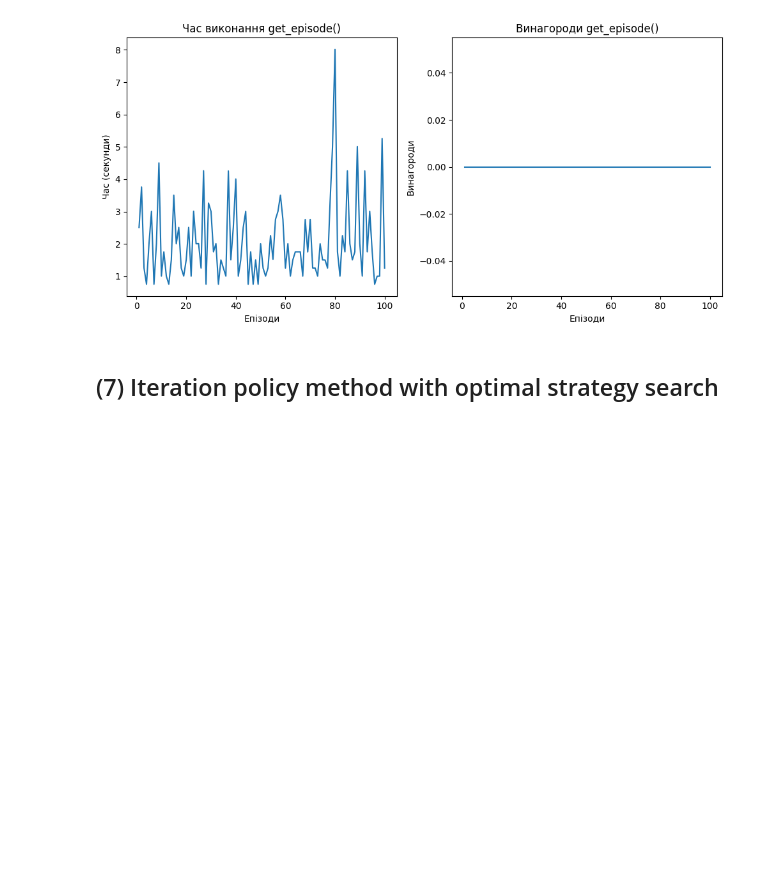
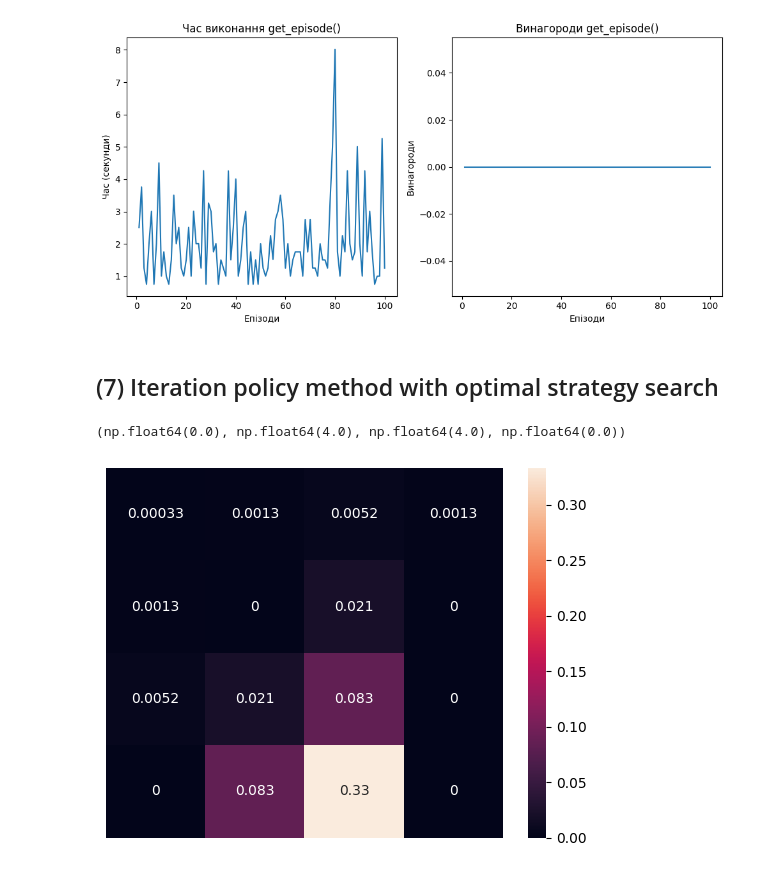
Before and after one commit to AnnaBozhenko/RL, a Jupyter notebook: sandbox.ipynb, the cells around one changed output. Drawn from its saved outputs; the diff is of its cells as text; code cells hidden in the pictures; blank space fills up the shorter version.

Commit message:
Added optimization of V(s) with iteration_policy() and bellman_LSE() tuned to new rs and world_map.

```diff
--- a/sandbox.ipynb
+++ b/sandbox.ipynb
@@ -407,0 +501,8 @@ plt.plot()
+# %%
+def q_from_v(P, V, s, gamma=0.75):
+    nA = 4
+    q = np.zeros(nA)
+    for a in range(nA):
+        for (p, new_s, reward, terminated) in P[s][a]:
+            q[a] += p * (reward + gamma * V[new_s])
+    return q
@@ -407,0 +514,34 @@ plt.plot()
+# %%
+def improve_policy(P, V, policy, gamma=0.75):
+    nS = V.shape[0]
+    nA = 4
+    # policy = np.ones([nS, nA]) / nA
+
+    for s in range(nS):
+        q = q_from_v(P, V, s, gamma=gamma)
+        best_action = np.argwhere(q == np.max(q)).flatten()
+        policy[s] = np.sum([np.eye(nA)[i] for i in best_action], axis=0) / len(best_action)
+    return policy
+# %%
+def optimize_policy(P, policy, gamma=0.75, theta=1e-4):
+    V_curr = policy_iteration(policy=policy, P=P, gamma=gamma, theta=theta)
+    policy = improve_policy(P=P, V=V_curr, policy=policy, gamma=gamma)
+    V_next = policy_iteration(policy=policy, P=P, gamma=gamma, theta=theta)
+
+    # i = 0
+    while np.max(np.abs(V_next - V_curr)) > theta:
+        V_curr = V_next
+        policy = improve_policy(P=P, V=V_curr, policy=policy, gamma=gamma)
+        V_next = policy_iteration(policy=policy, P=P, gamma=gamma, theta=theta)
+        # i += 1
+    return V_next, policy
+# %%
+P = get_dynamics(ncol=ncol, nrow=nrow, nS=nS, nA=nA)
+policy = np.ones([nS, nA]) / nA
+V, policy = optimize_policy(P=P, policy=policy)
+# %%
+seaborn.heatmap(V.reshape(nrow, ncol), annot=True)
+plt.axis("off")
+# %% [output]
+(np.float64(0.0), np.float64(4.0), np.float64(4.0), np.float64(0.0))
+[figure, added]
```
Also changed, not shown: parts of 7 cells of this notebook.
